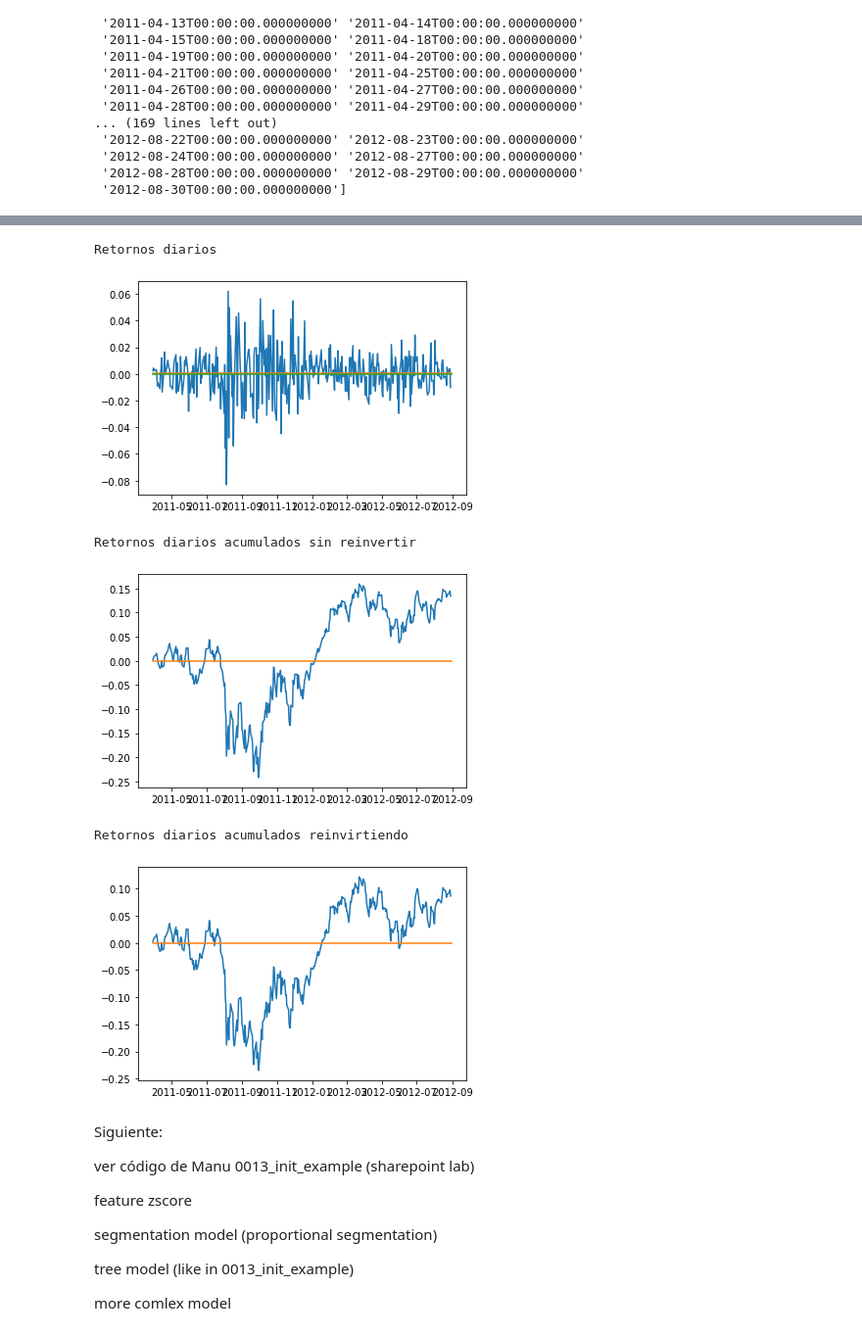
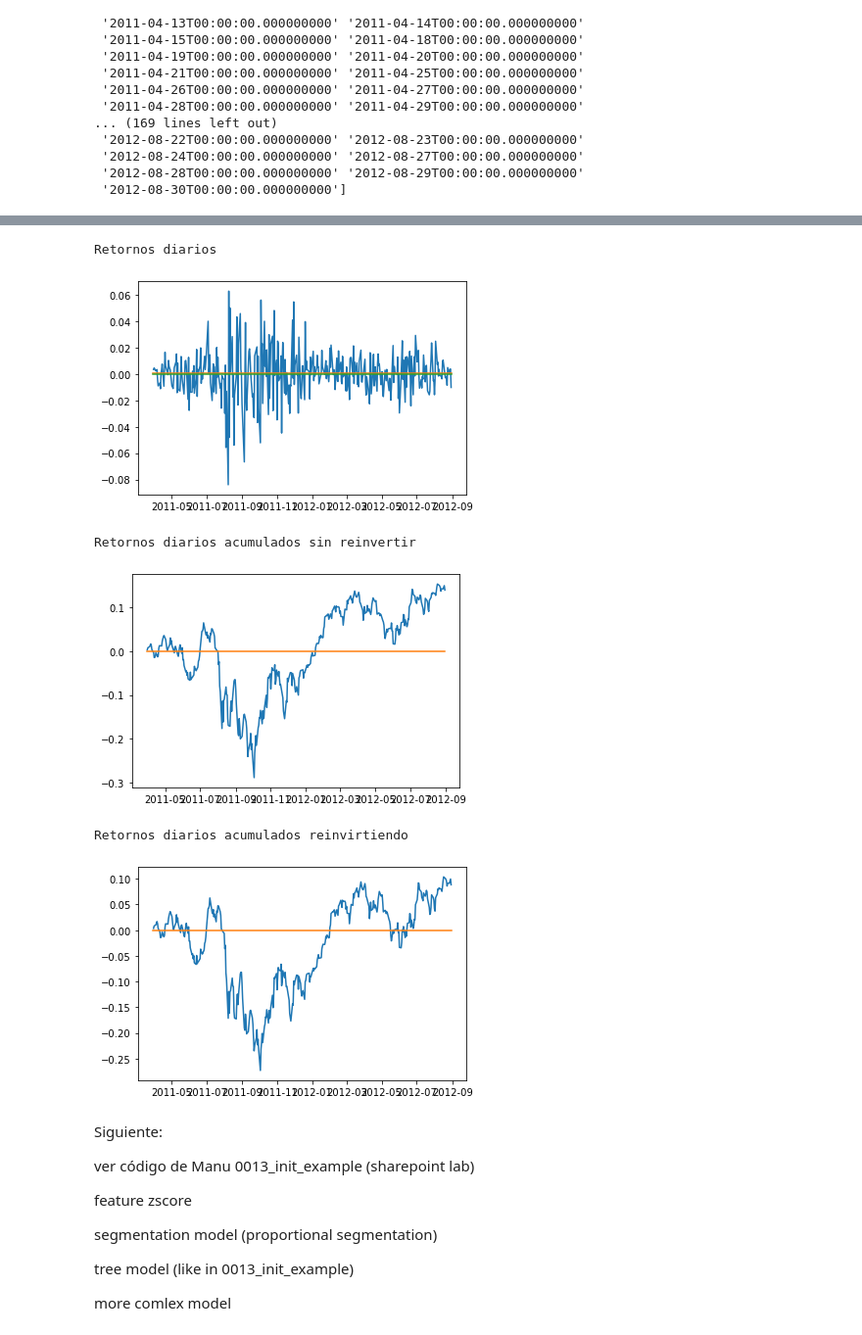
Before and after one commit to manueldecesar/LABQT, a Jupyter notebook: LABQT.ipynb, the cells around one changed output, grey strips where cells are left out. Shown at 98% size. Cells and saved outputs as stored; diff of their text form; code cells hidden in the pictures.

```diff
--- a/LABQT.ipynb
+++ b/LABQT.ipynb
@@ -249,4 +252,6 @@ df
 # %%
 #Cierre ajustado promediado semanal
-df['adj_close_w']=df.groupby(level='ticker')['adj_close'].apply(lambda grp: grp.rolling(5).mean())
-df.loc['AMZN']
+df['adj_close_m_pw']=df.groupby(level='ticker')['adj_close'].apply(lambda grp: grp.shift(periods=1).rolling(5).mean())
+#Cierre ajustado promediado ponderado por volumen
+df['adj_close_vwm_pw']=df.reset_index('ticker').groupby('ticker').apply(lambda grp: (grp['adj_close']*grp['adj_volume']).shift(periods=1).rolling(5).sum()/grp.shift(periods=1)['adj_volume'].rolling(5).sum())
+#df.loc['AMZN']
@@ -273,4 +257,0 @@ df.loc['AMZN']
-# %%
-#Cierre ajustado promediado ponderado por volumen
-df['adj_close_ww']=df.reset_index('ticker').groupby('ticker').apply(lambda grp: (grp['adj_close']*grp['adj_volume']).rolling(5).sum()/grp['adj_volume'].rolling(5).sum())
-df.loc['AMZN']
@@ -297,4 +258,6 @@ df.loc['AMZN']
 # %%
 #Retorno respecto al cierre ajustado promediado ponderado
-df['return_ww']=df.apply(lambda x: (x['adj_close']-x['adj_close_ww'])/x['adj_close_ww'], axis=1)
-df
+df['return_m_pw']=df.apply(lambda x: (x['adj_close']-x['adj_close_m_pw'])/x['adj_close_m_pw'], axis=1)
+df#Retorno respecto al cierre ajustado promediado ponderado
+df['return_vwm_pw']=df.apply(lambda x: (x['adj_close']-x['adj_close_vwm_pw'])/x['adj_close_vwm_pw'], axis=1)
+#df
@@ -321,4 +264,4 @@ df
 # %%
-#Volatilidad semanal
-df['volatility_w']=df.reset_index('ticker').groupby('ticker').apply(lambda grp: grp['adj_close'].rolling(5).std())
-df
+#Volatilidad semanal del retorno diario
+df['volatility_w_rd']=df.reset_index('ticker').groupby('ticker').apply(lambda grp: grp['return_d'].shift(periods=1).rolling(5).std())
+#df
@@ -393,30 +361,30 @@ df
 # %%
 #Retornos diarios estrategia básica (estrategia de repartir a partes iguales entre todos los tickers diariamente)
-s=df.groupby(level='date')['return_f_d'].mean()
+s=df.groupby(level='date')['return_d'].mean()
 print('Retornos diarios')
 plt.plot(s)
 plt.plot(s.index,[s.mean()]*len(s.index))
 plt.plot(s.index,[0]*len(s.index))
 plt.show()
 #Retornos diarios acumulados hasta la fecha sin reinvertir los retornos diarios
 print('Retornos diarios acumulados sin reinvertir')
 cs=s.cumsum()
 plt.plot(cs)
 plt.plot(cs.index,[0]*len(cs.index))
 plt.show()
 #Retornos diarios acumulados hasta la fecha reinvirtiendo los retornos diarios
 print('Retornos diarios acumulados reinvirtiendo')
 rcs=(s+1).cumprod()
 plt.plot(rcs-1)
 plt.plot(rcs.index,[0]*len(rcs.index))
 plt.show()
 # %% [output]
 Retornos diarios
-[figure, old version]
+[figure, new version]
 Retornos diarios acumulados sin reinvertir
-[figure, old version]
+[figure, new version]
 Retornos diarios acumulados reinvirtiendo
-[figure, old version]
+[figure, new version]
 # %% [markdown]
 Siguiente:
 
```
Also changed, not shown: parts of 28 cells of this notebook.
